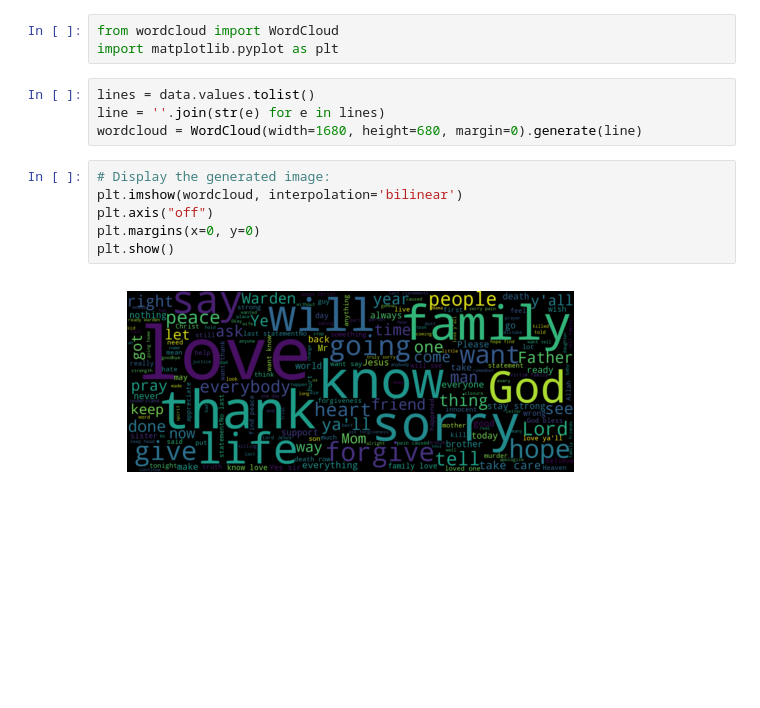
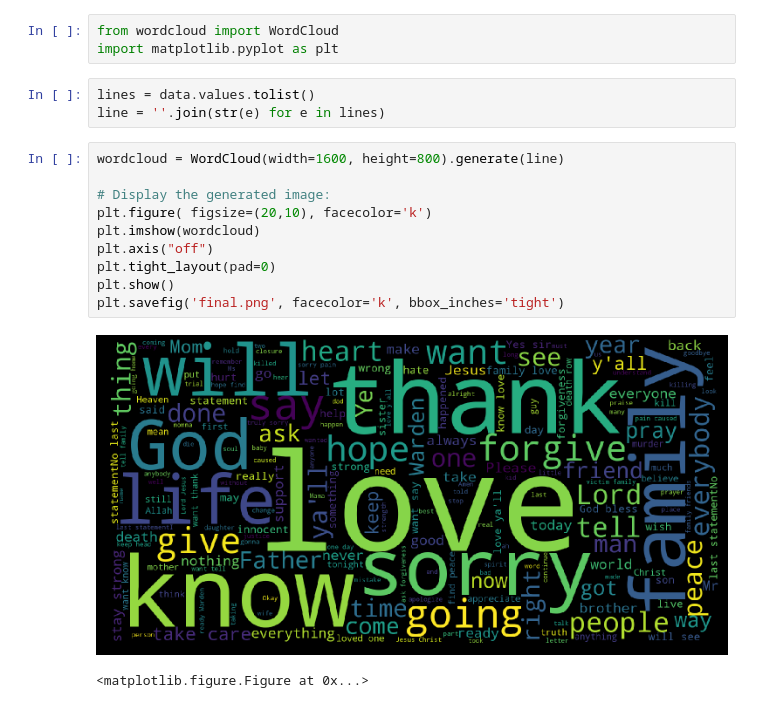
Before and after one commit to somnathrakshit/deathrow_wordcloud, a Jupyter notebook: DeathRow_WordCloud.ipynb, the cells around one changed output. Saved outputs shown, nothing was run; the diff lists cells and outputs as text; blank space fills up the shorter version.

Commit message:
Corrected higher resolution image

```diff
--- a/DeathRow_WordCloud.ipynb
+++ b/DeathRow_WordCloud.ipynb
@@ -34,12 +35,16 @@ import matplotlib.pyplot as plt
 # %%
 lines = data.values.tolist()
 line = ''.join(str(e) for e in lines)
-wordcloud = WordCloud(width=1680, height=680, margin=0).generate(line)
 # %%
+wordcloud = WordCloud(width=1600, height=800).generate(line)
+
 # Display the generated image:
-plt.imshow(wordcloud, interpolation='bilinear')
+plt.figure( figsize=(20,10), facecolor='k')
+plt.imshow(wordcloud)
 plt.axis("off")
-plt.margins(x=0, y=0)
+plt.tight_layout(pad=0)
 plt.show()
+plt.savefig('final.png', facecolor='k', bbox_inches='tight')
 # %% [output]
-[figure, old version]
+[figure, new version]
+<matplotlib.figure.Figure at 0x...>
```
Also changed, not shown: parts of 2 cells of this notebook.
